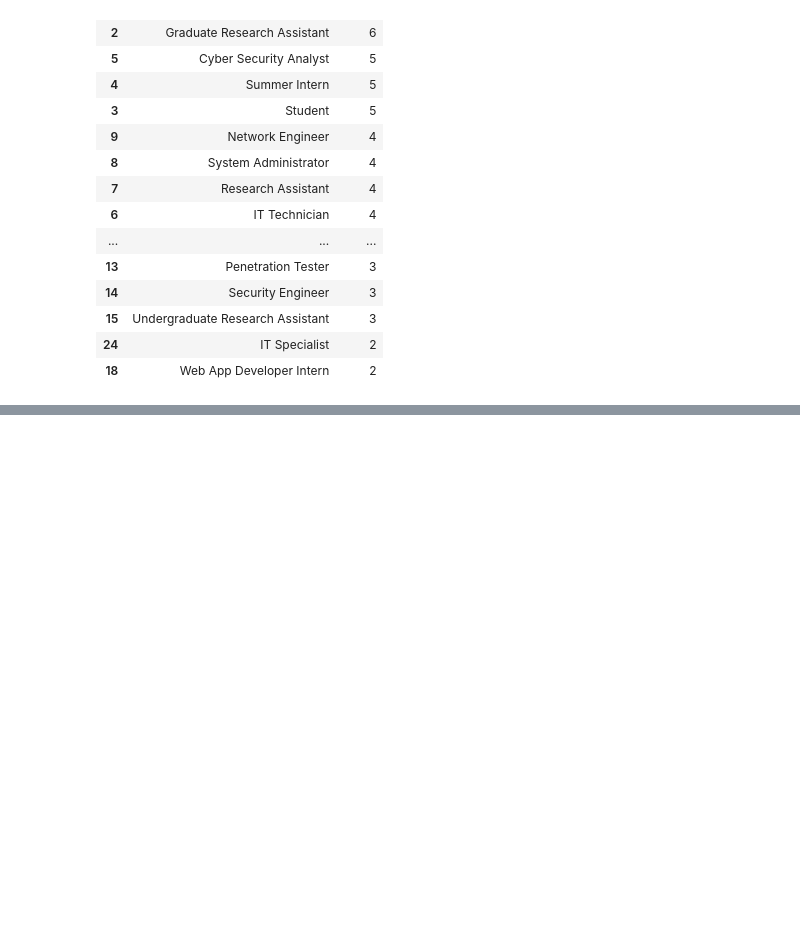
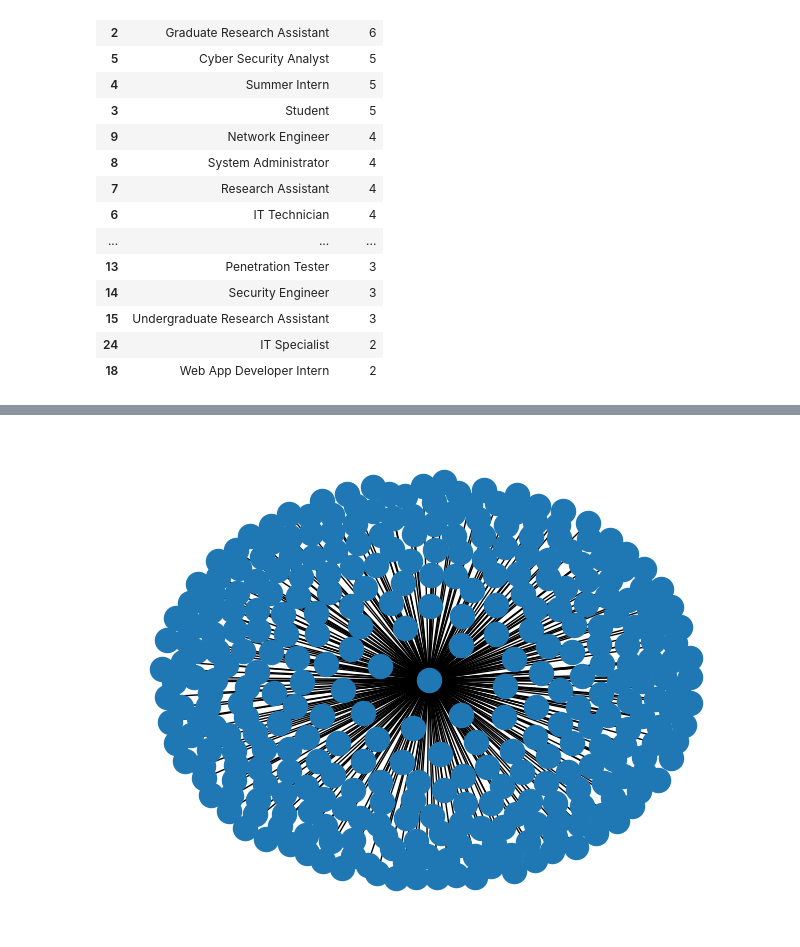
Before and after one commit to M01010100/LinkedIn-Vis, a Jupyter notebook: Python/Vis.ipynb, the cells around one changed output, grey strips where cells are left out. Cells and saved outputs as stored; diff of their text form; code cells hidden in the pictures; blank space fills up the shorter version.

```diff
--- a/Python/Vis.ipynb
+++ b/Python/Vis.ipynb
@@ -121,0 +123,3 @@ df_vis
+# %%
+df_comp = df_comp.sample(n=10)
+df_comp.head()
@@ -122,13 +133,6 @@ df_vis
 # %%
-df_vis = df_comp_selc.groupby(['company', 'position']).size().reset_index(name='count')
-df_vis = df_vis.sort_values(by="count", ascending=False)
-df_vis.head(20)
-
-# First visualization
-nt = net.Network(notebook=True, height='700px', width='700px')
-
 g = nx.Graph()
-g.add_node(0, label = "root")
+g.add_node(0, label = "root") # intialize yourself as central node
 g.add_node(1, label = "Company 1", size=10, title="info1")
 g.add_node(2, label = "Company 2", size=40, title="info2")
 g.add_node(3, label = "Company 3", size=60, title="info3")
@@ -136,8 +140,6 @@ g.add_edge(0, 1)
 g.add_edge(0, 2)
 g.add_edge(0, 3)
 
-nt.from_nx(g)
-nt.show('nodes.html')
 
 
 print(f"number of nodes: {g.number_of_nodes()}")
@@ -146,6 +148,7 @@ print(f"number of edges: {g.number_of_edges()}")
 g = nx.Graph()
 g.add_node('root')
 
+
 for _, row in df_company.iterrows():
 
 
@@ -153,7 +156,7 @@ for _, row in df_company.iterrows():
   count = row['count']
 
   title = f"{company} – {count}"
-  positions = set([x for x in df_vis[company == df_vis['company']]['position']])
+  positions = set([x for x in df_comp[company == df_comp['company']]['position']])
   positions = ''.join('{}'.format(x) for x in positions)
 
   position_list = f"{positions}"
@@ -162,10 +165,10 @@ for _, row in df_company.iterrows():
   g.add_node(company, size=count*2, title=hover_info, color='#3449eb')
   g.add_edge('root', company, color='grey')
 
-# generate the graph
-nt = net.Network(notebook=True, height='700px', width='700px', bgcolor="black", font_color='white')
-nt.from_nx(g)
-nt.hrepulsion()
-# more customization https://tinyurl.com/yf5lvvdm
-nt.show('company_graph.html')
+nx.draw_spring(g)
+plt.show(g)
+#nt = net.Network(notebook=True, height='900px', width='1024px', bgcolor="black", font_color='white')
+#nt.from_nx(g)
+#nt.hrepulsion()
+#nt.show('company_graph.html')
 # %% [output]
@@ -178,0 +177 @@ company_graph.html
+[figure, added]
```
Also changed, not shown: parts of 5 cells of this notebook, 4 other files.
